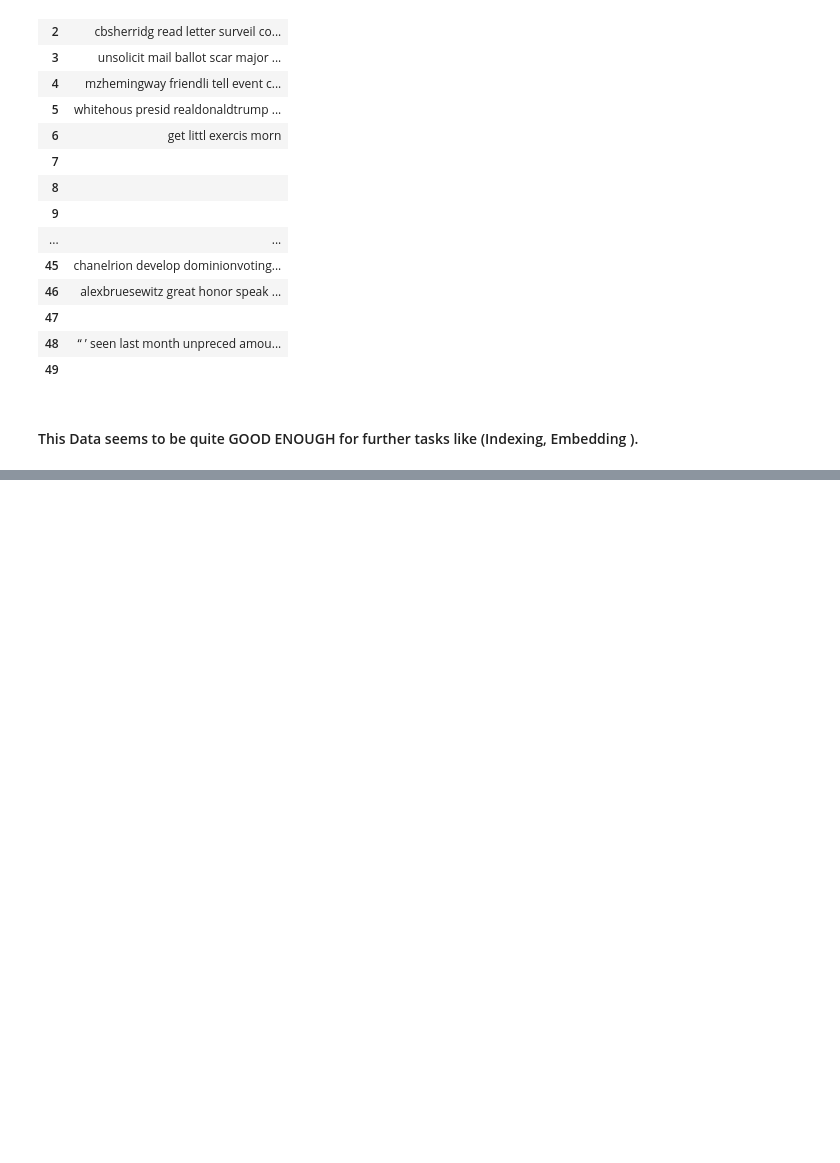
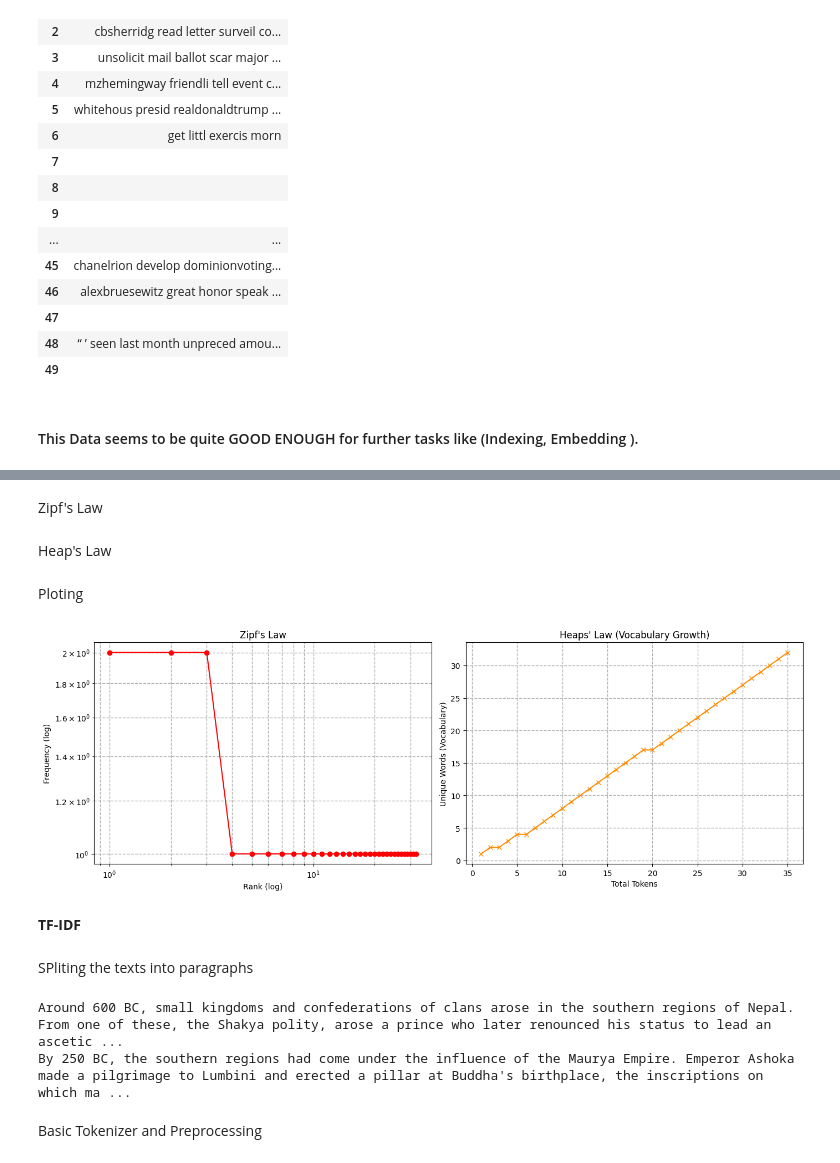
Before and after one commit to GauravKBhatt/IR, a Jupyter notebook: Lab1/text_preprocessing.ipynb, the cells around one changed output, grey strips where cells are left out. Drawn from its saved outputs; the diff is of its cells as text; code cells hidden in the pictures; blank space fills up the shorter version.

Commit message:
Word Statistics

```diff
--- a/Lab1/text_preprocessing.ipynb
+++ b/Lab1/text_preprocessing.ipynb
@@ -559,0 +580,71 @@ tweet_df
+# %%
+text="""Elizabeth said Elizabeth always herself could could mind friend.
+House sister young agreed purpose turn sure.
+Wished meet minutes seemed friend distance music.
+Quickly proposed turned ever girl suppose seldom.
+Immediately herself delight time afford read sisters.
+"""
+
+stop_words= set(stopwords.words('english'))
+tokens = re.findall(r'\b\w+\b', text.lower())
+tokens = [t for t in tokens if t not in stop_words and len(t) > 2]
+# %% [markdown]
+Zipf's Law
+# %%
+freq = Counter(tokens)
+sorted_items = sorted(freq.items(), key=lambda x: x[1], reverse=True)#-->[(,),(,)]
+words, freqs = zip(*sorted_items)
+ranks = range(1, len(freqs) + 1)
+# %% [markdown]
+Heap's Law
+# %%
+vocab = set()
+vocab_size = []
+token_counts = []
+
+for i, word in enumerate(tokens, 1):
+    vocab.add(word)
+    vocab_size.append(len(vocab))
+    token_counts.append(i)
+# %% [markdown]
+Ploting
+# %%
+fig, axs = plt.subplots(1, 2, figsize=(14, 5))
+
+# Zipf’s Law Plot
+axs[0].loglog(ranks, freqs, marker='o', color='red')
+axs[0].set_title("Zipf's Law")
+axs[0].set_xlabel("Rank (log)")
+axs[0].set_ylabel("Frequency (log)")
+axs[0].grid(True, which='both', linestyle='--', linewidth=1)
+
+# Heaps’ Law Plot
+axs[1].plot(token_counts, vocab_size, marker='x', color='darkorange')
+axs[1].set_title("Heaps' Law (Vocabulary Growth)")
+axs[1].set_xlabel("Total Tokens")
+axs[1].set_ylabel("Unique Words (Vocabulary)")
+axs[1].grid(True, linestyle='--', linewidth=1)
+
+plt.tight_layout()
+plt.show()
+# %% [output]
+[figure, added]
+# %% [markdown]
+**TF-IDF**
+# %% [markdown]
+SPliting the texts into paragraphs
+# %%
+text = """Around 600 BC, small kingdoms and confederations of clans arose in the southern regions of Nepal. From one of these, the Shakya polity, arose a prince who later renounced his status to lead an ascetic life, founded Buddhism, and came to be known as Gautama Buddha (traditionally dated 563–483 BC). Nepal came to be established as a land of spirituality and refuge in the intervening centuries, played an important role in transmitting Buddhism to East Asia via Tibet,[45] and helped preserve Hindu and Buddhist manuscripts.
+
+By 250 BC, the southern regions had come under the influence of the Maurya Empire. Emperor Ashoka made a pilgrimage to Lumbini and erected a pillar at Buddha's birthplace, the inscriptions on which mark the starting point for properly recorded history of Nepal.[46] Ashoka also visited the Kathmandu valley and built monuments commemorating Gautama Buddha's visit there. By the 4th century AD, much of Nepal was under the influence of the Gupta Empire."""
+
+# Split into paragraphs
+documents = [p.strip() for p in text.split('\n\n') if p.strip()]
+
+for each_doc in documents:
+    print(each_doc)
+# %% [output]
+Around 600 BC, small kingdoms and confederations of clans arose in the southern regions of Nepal. From one of these, the Shakya polity, arose a prince who later renounced his status to lead an ascetic ...
+By 250 BC, the southern regions had come under the influence of the Maurya Empire. Emperor Ashoka made a pilgrimage to Lumbini and erected a pillar at Buddha's birthplace, the inscriptions on which ma ...
+# %% [markdown]
+Basic Tokenizer and Preprocessing
```
Also changed, not shown: parts of 12 cells of this notebook, 2 other files.
